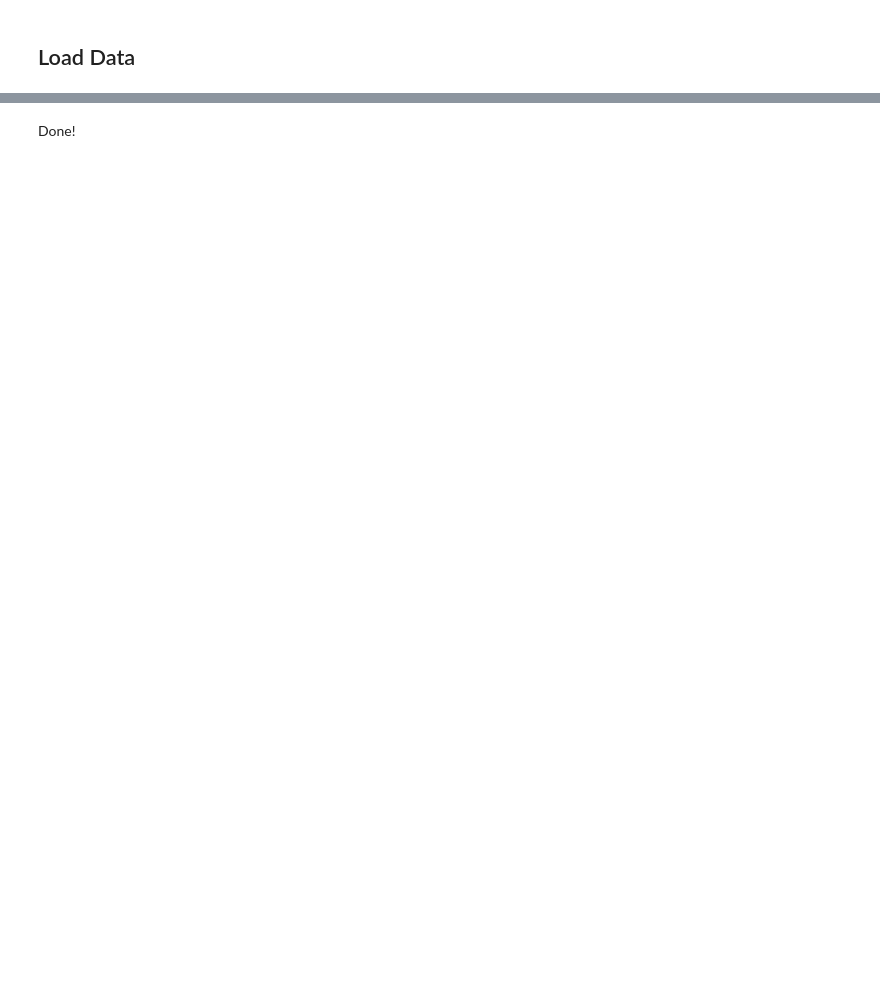
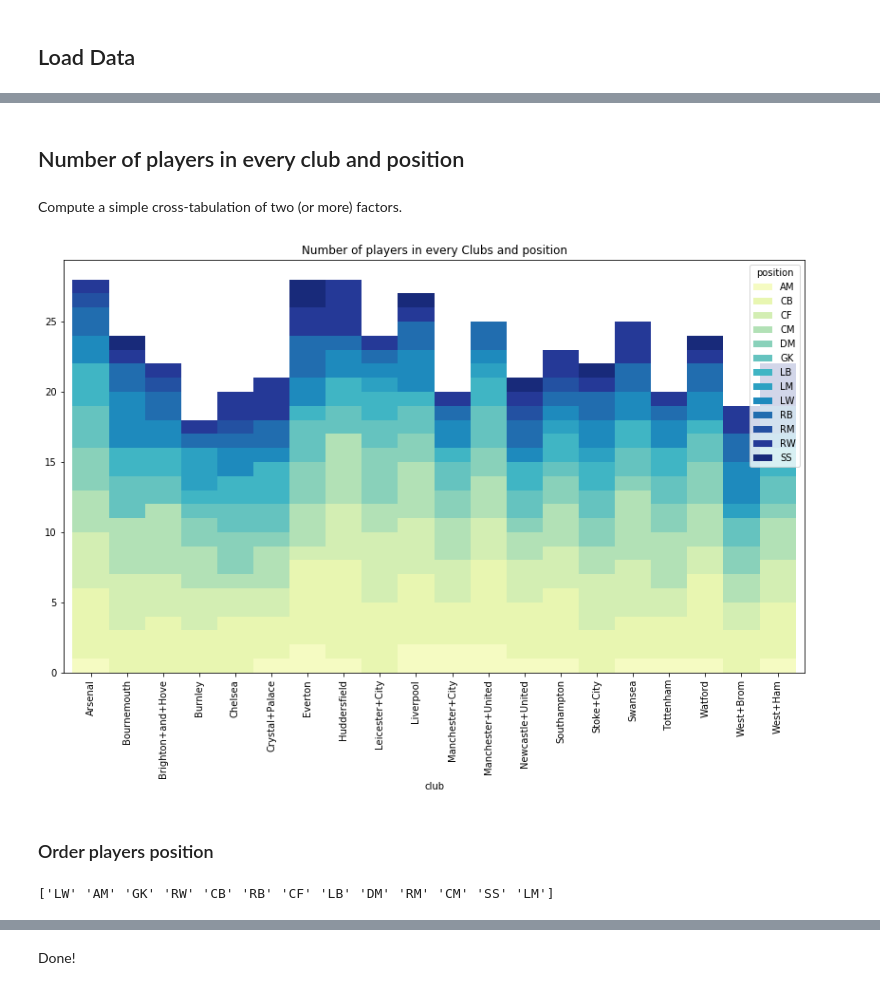
Before and after one commit to cristianl1251/sports-data-visualization, a Jupyter notebook: notebooks/meta-data.ipynb, the cells around one changed output, grey strips where cells are left out. Cells and saved outputs as stored; diff of their text form; code cells hidden in the pictures; blank space fills up the shorter version.

```diff
--- a/notebooks/meta-data.ipynb
+++ b/notebooks/meta-data.ipynb
@@ -71,0 +181,19 @@ df2.head(5)
+# %% [markdown]
+## Number of players in every club and position
+# %% [markdown]
+Compute a simple cross-tabulation of two (or more) factors.
+# %%
+pd.crosstab(df2.club, df2.position).plot.bar(stacked=True, width=1,
+                                          color=sns.color_palette('YlGnBu', 13))
+fig=plt.gcf()
+fig.set_size_inches(14, 8)
+plt.title('Number of players in every Clubs and position')
+plt.show()
+# %% [output]
+[figure, added]
+# %% [markdown]
+### Order players position
+# %%
+print(df2.position.unique())
+# %% [output]
+['LW' 'AM' 'GK' 'RW' 'CB' 'RB' 'CF' 'LB' 'DM' 'RM' 'CM' 'SS' 'LM']
```
Also changed, not shown: parts of 33 cells of this notebook, 5 other files.
